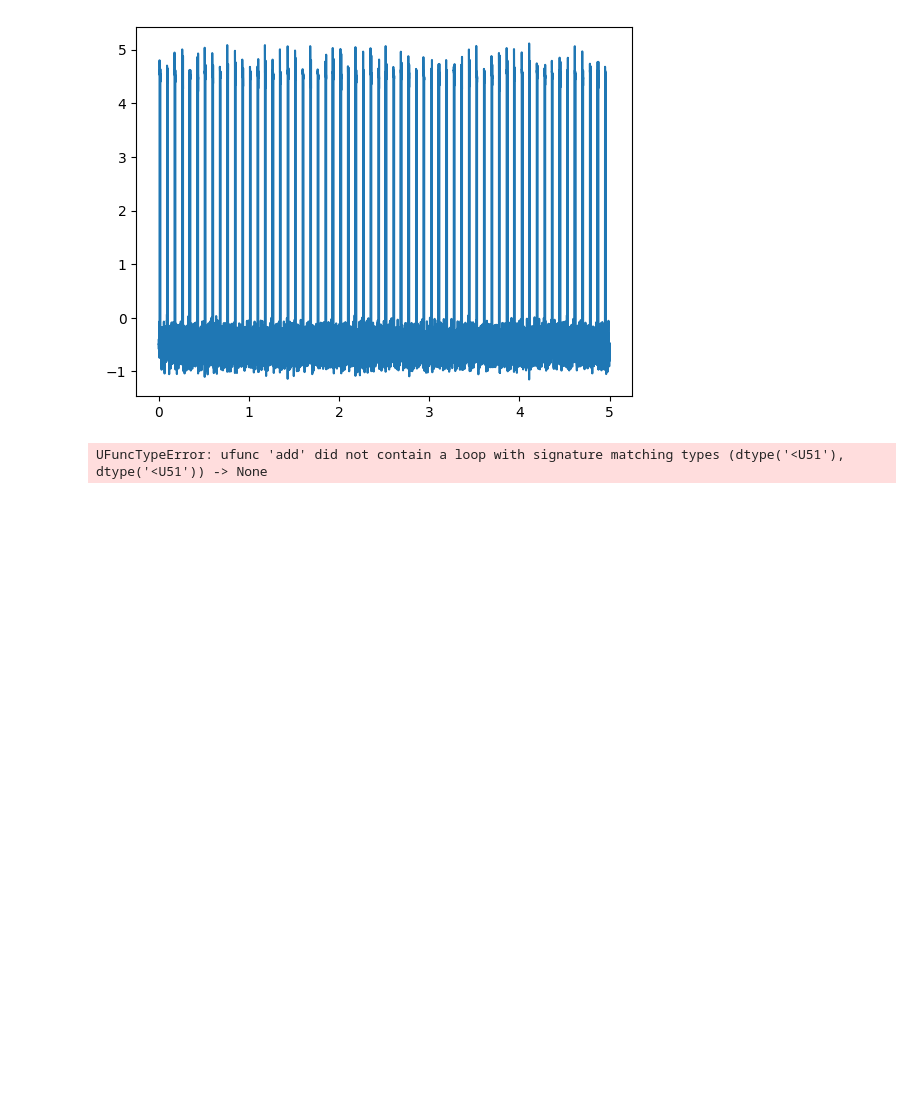
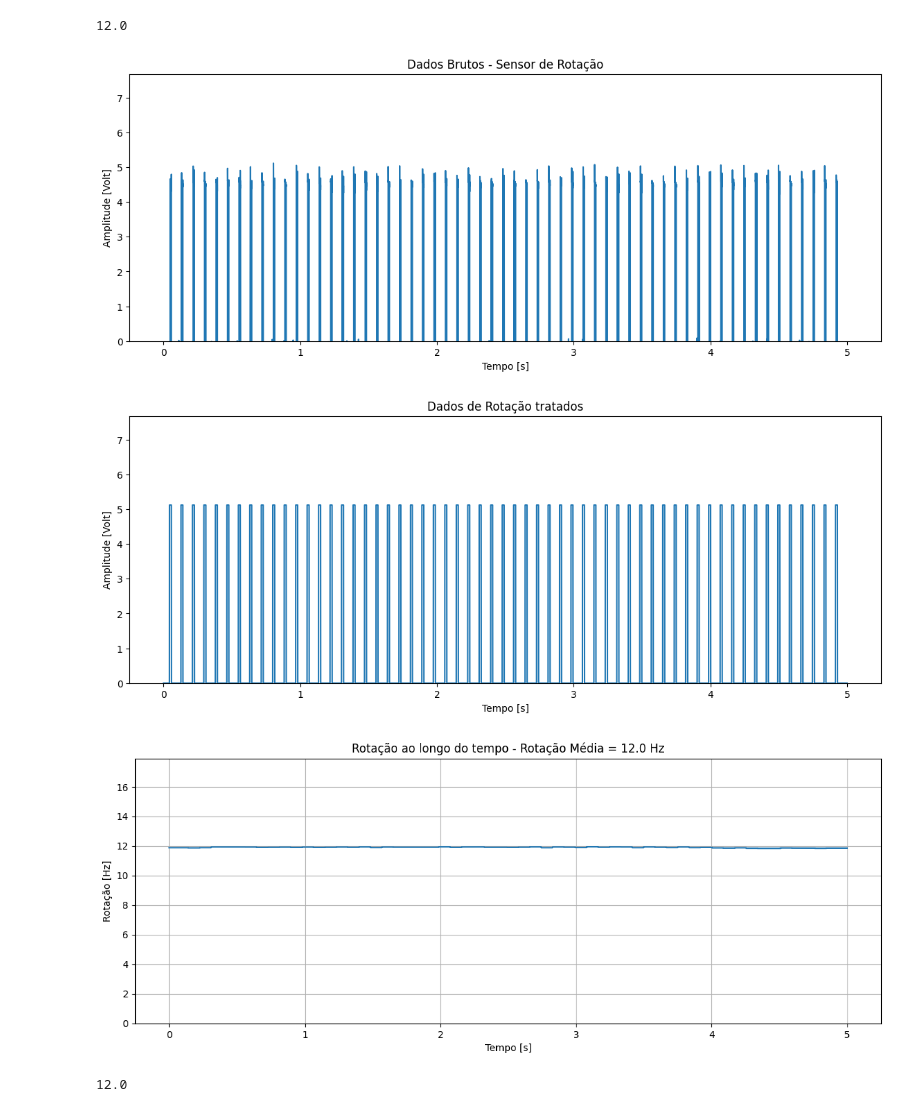
Before and after one commit to dossleo/ProjetoFinal_LeoanrdoPacheco_UFRJ_LAVI, a Jupyter notebook: ler_rpm.ipynb, the cells around one changed output. Cells and saved outputs as stored; diff of their text form; code cells hidden in the pictures; blank space fills up the shorter version.

```diff
--- a/ler_rpm.ipynb
+++ b/ler_rpm.ipynb
@@ -8,7 +8,7 @@ import numpy as np
 # %%
 # pasta ='database/dados_brutos/normal'
 
-pasta ='database/dados_brutos/horizontal-misalignment/0.5mm'
+# pasta ='database/dados_brutos/horizontal-misalignment/0.5mm'
 # pasta ='database/dados_brutos/horizontal-misalignment/1.0mm'
 # pasta ='database/dados_brutos/horizontal-misalignment/1.5mm'
 # pasta ='database/dados_brutos/horizontal-misalignment/2.0mm'
@@ -24,7 +24,7 @@ pasta ='database/dados_brutos/horizontal-misalignment/0.5mm'
 # pasta ='database/dados_brutos/overhang/ball_fault/0g'
 # pasta ='database/dados_brutos/overhang/ball_fault/6g'
 # pasta ='database/dados_brutos/overhang/ball_fault/20g'
-# pasta ='database/dados_brutos/overhang/ball_fault/35g'
+pasta ='database/dados_brutos/overhang/ball_fault/35g'
 
 # pasta ='database/dados_brutos/overhang/cage_fault/0g'
 # pasta ='database/dados_brutos/overhang/cage_fault/6g'
@@ -53,34 +53,34 @@ pasta ='database/dados_brutos/horizontal-misalignment/0.5mm'
 # %%
 arquivos = os.listdir(pasta)
 rpms = []
 tamanho = 150000
 arquivo = arquivos[0]
 
-sinal = get_raw_data.GetData(pasta,arquivo,0)
+sinal_rpm = get_raw_data.GetData(pasta,arquivo,0).Get()
+sinal = get_raw_data.GetData(pasta,arquivo,2).Get()
 
-sinal = sinal.Get()
-# sinal = pd.json_normalize(sinal)
+# sinal_rpm = pd.json_normalize(sinal_rpm)
 
 
 frequencia_aquisicao = models.freq_aquisicao
-n_points = len(sinal)
+n_points = len(sinal_rpm)
 
 t_total = n_points/frequencia_aquisicao
 
 vetor_tempo = np.linspace(0,t_total,n_points)
 
-plt.plot(vetor_tempo,sinal)
-# plt.axis('off')
-plt.show()
-
-rpm = get_rpm.GetRPM(pasta,arquivo)
+rpm = get_rpm.GetRPM(sinal_rpm=sinal_rpm,sinal_sensor=sinal)
 rpm_ponto = rpm.get_rpm_ponto_a_ponto('hz')
-rpm_medio = rpm.get_rpm_medio('hz')
+rpm_medio = rpm.get_rpm_medio(unidade='hz')
 print(rpm_medio)
+rpm.plot_rpm_bruto()
 rpm.plot_picos()
 rpm.plot_rpm('hz')
 
 print(rpm_medio)
 # %% [output]
+12.0
-[figure, old version]
+[figure, new version]
-UFuncTypeError: ufunc 'add' did not contain a loop with signature matching types (dtype('<U51'), dtype('<U51')) -> None
+[figure, added]
+[figure, added]
+12.0
```
Also changed, not shown: parts of 6 cells of this notebook, 8 other files.
